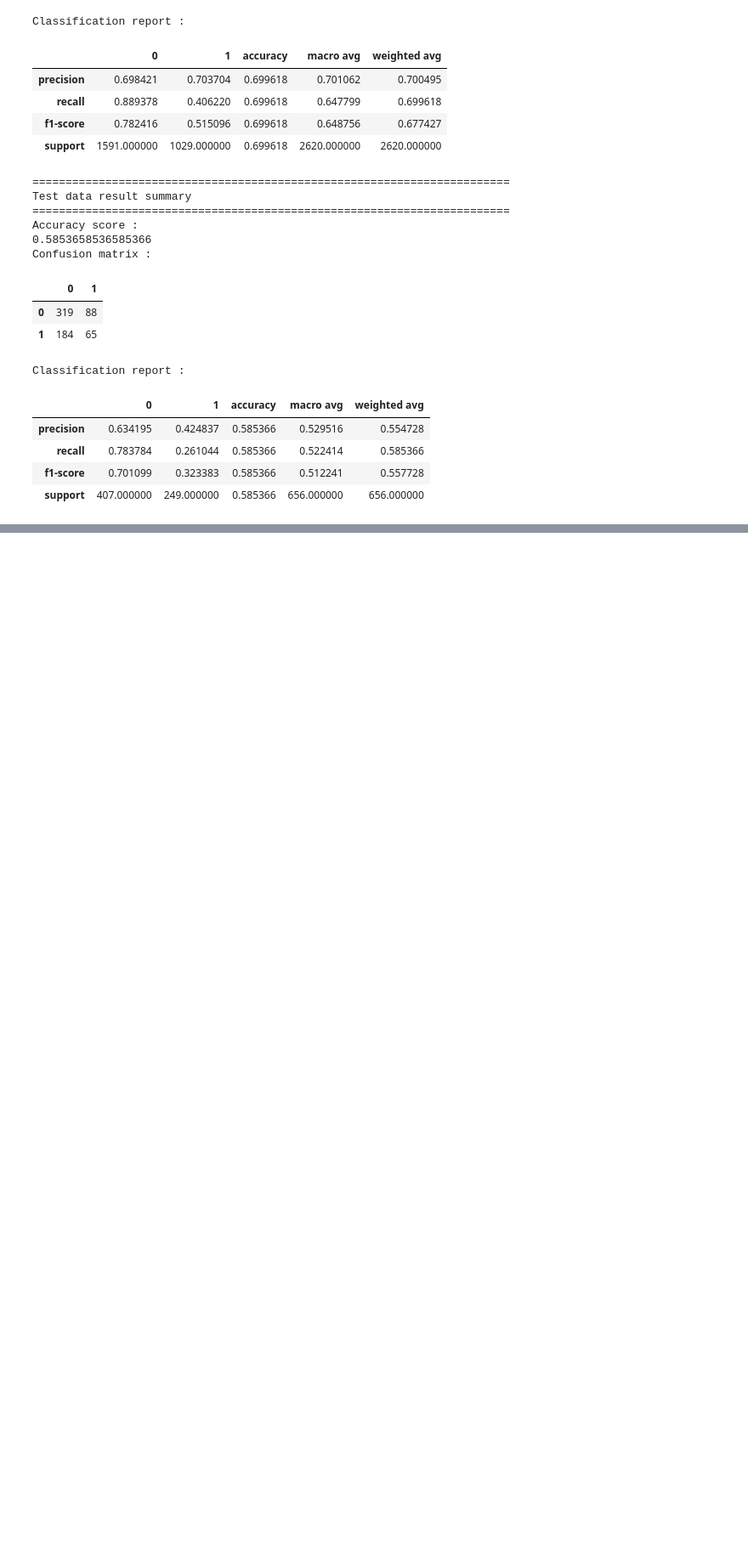
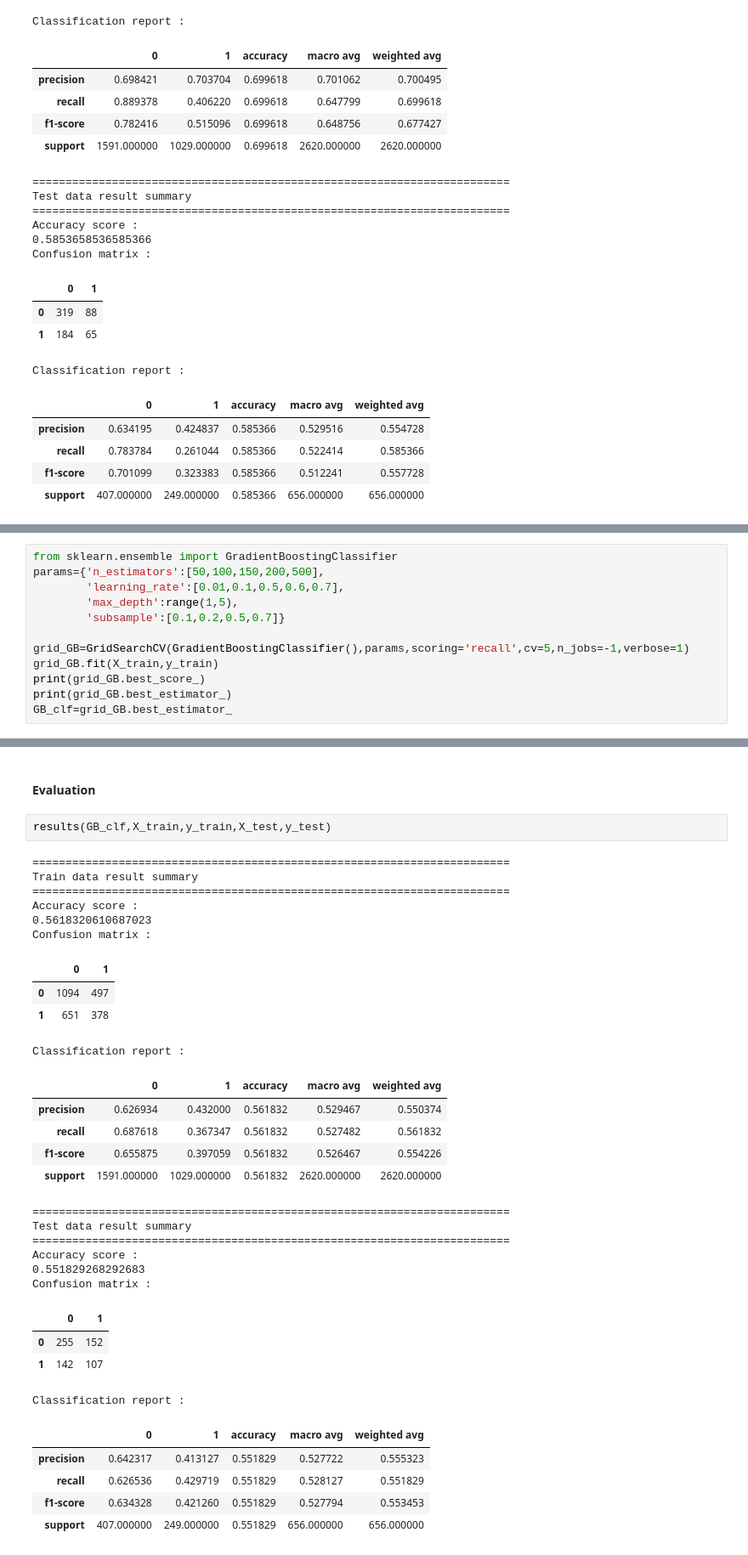
Before and after one commit to VishalWadagavi/Classification_Projects, a Jupyter notebook: Water_Potability_Classification.ipynb, the cells around one changed output, grey strips where cells are left out. Shown at 85% size. Drawn from its saved outputs; the diff is of its cells as text; blank space fills up the shorter version.

```diff
--- a/Water_Potability_Classification.ipynb
+++ b/Water_Potability_Classification.ipynb
@@ -471,0 +476,12 @@ Classification report :
+# %%
+from sklearn.ensemble import GradientBoostingClassifier
+params={'n_estimators':[50,100,150,200,500],
+        'learning_rate':[0.01,0.1,0.5,0.6,0.7],
+        'max_depth':range(1,5),
+        'subsample':[0.1,0.2,0.5,0.7]}
+
+grid_GB=GridSearchCV(GradientBoostingClassifier(),params,scoring='recall',cv=5,n_jobs=-1,verbose=1)
+grid_GB.fit(X_train,y_train)
+print(grid_GB.best_score_)
+print(grid_GB.best_estimator_)
+GB_clf=grid_GB.best_estimator_
@@ -471,0 +501,35 @@ Classification report :
+# %% [markdown]
+#### Evaluation
+# %%
+results(GB_clf,X_train,y_train,X_test,y_test)
+# %% [output]
+========================================================================
+Train data result summary
+========================================================================
+Accuracy score :
+0.5618320610687023
+Confusion matrix :
+|  | 0 | 1 |
+| 0 | 1094 | 497 |
+| 1 | 651 | 378 |
+Classification report :
+|  | 0 | 1 | accuracy | macro avg | weighted avg |
+| precision | 0.626934 | 0.432000 | 0.561832 | 0.529467 | 0.550374 |
+| recall | 0.687618 | 0.367347 | 0.561832 | 0.527482 | 0.561832 |
+| f1-score | 0.655875 | 0.397059 | 0.561832 | 0.526467 | 0.554226 |
+| support | 1591.000000 | 1029.000000 | 0.561832 | 2620.000000 | 2620.000000 |
+========================================================================
+Test data result summary
+========================================================================
+Accuracy score :
+0.551829268292683
+Confusion matrix :
+|  | 0 | 1 |
+| 0 | 255 | 152 |
+| 1 | 142 | 107 |
+Classification report :
+|  | 0 | 1 | accuracy | macro avg | weighted avg |
+| precision | 0.642317 | 0.413127 | 0.551829 | 0.527722 | 0.555323 |
+| recall | 0.626536 | 0.429719 | 0.551829 | 0.528127 | 0.551829 |
+| f1-score | 0.634328 | 0.421260 | 0.551829 | 0.527794 | 0.553453 |
+| support | 407.000000 | 249.000000 | 0.551829 | 656.000000 | 656.000000 |
```
Also changed, not shown: parts of 8 cells of this notebook.
